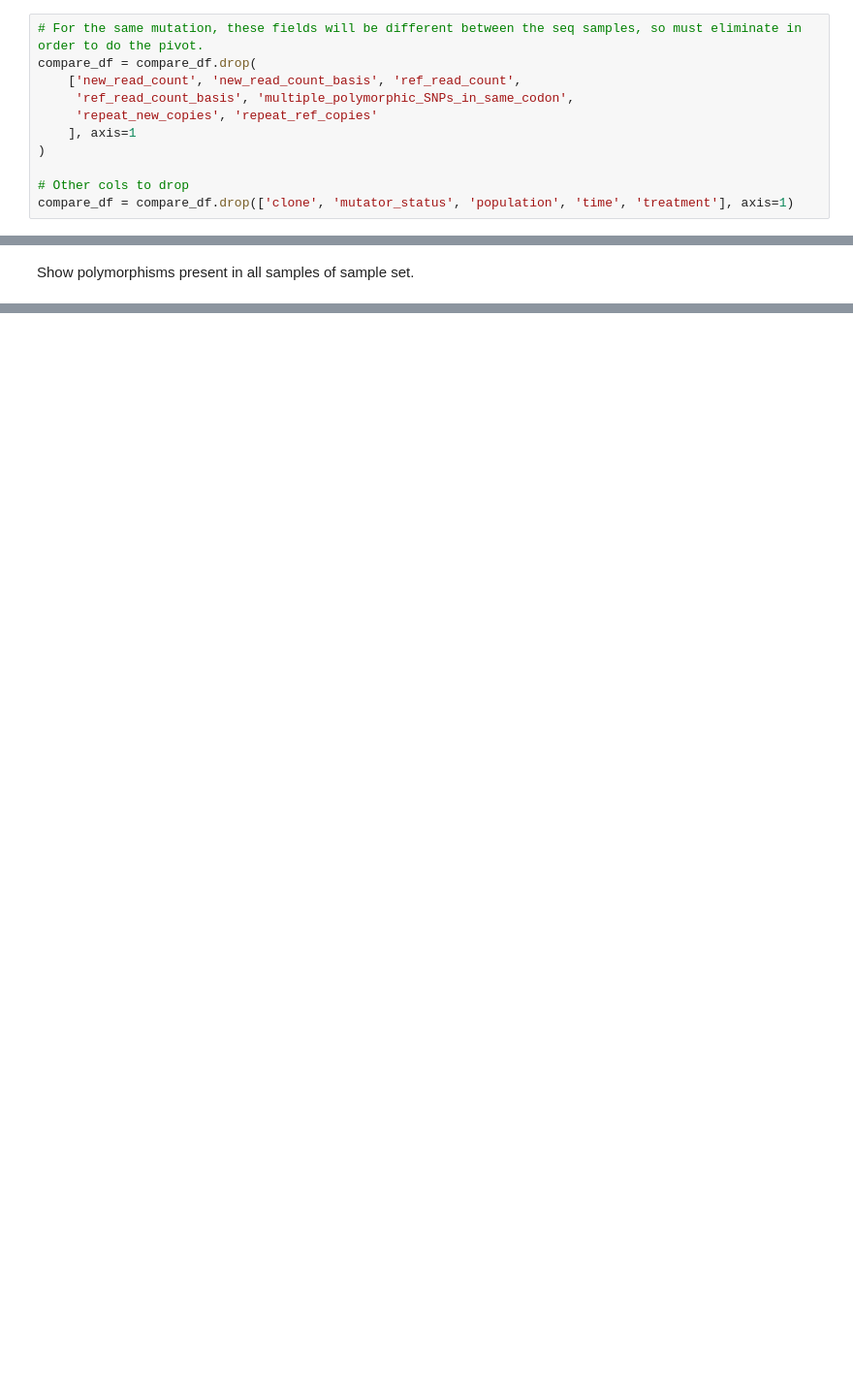
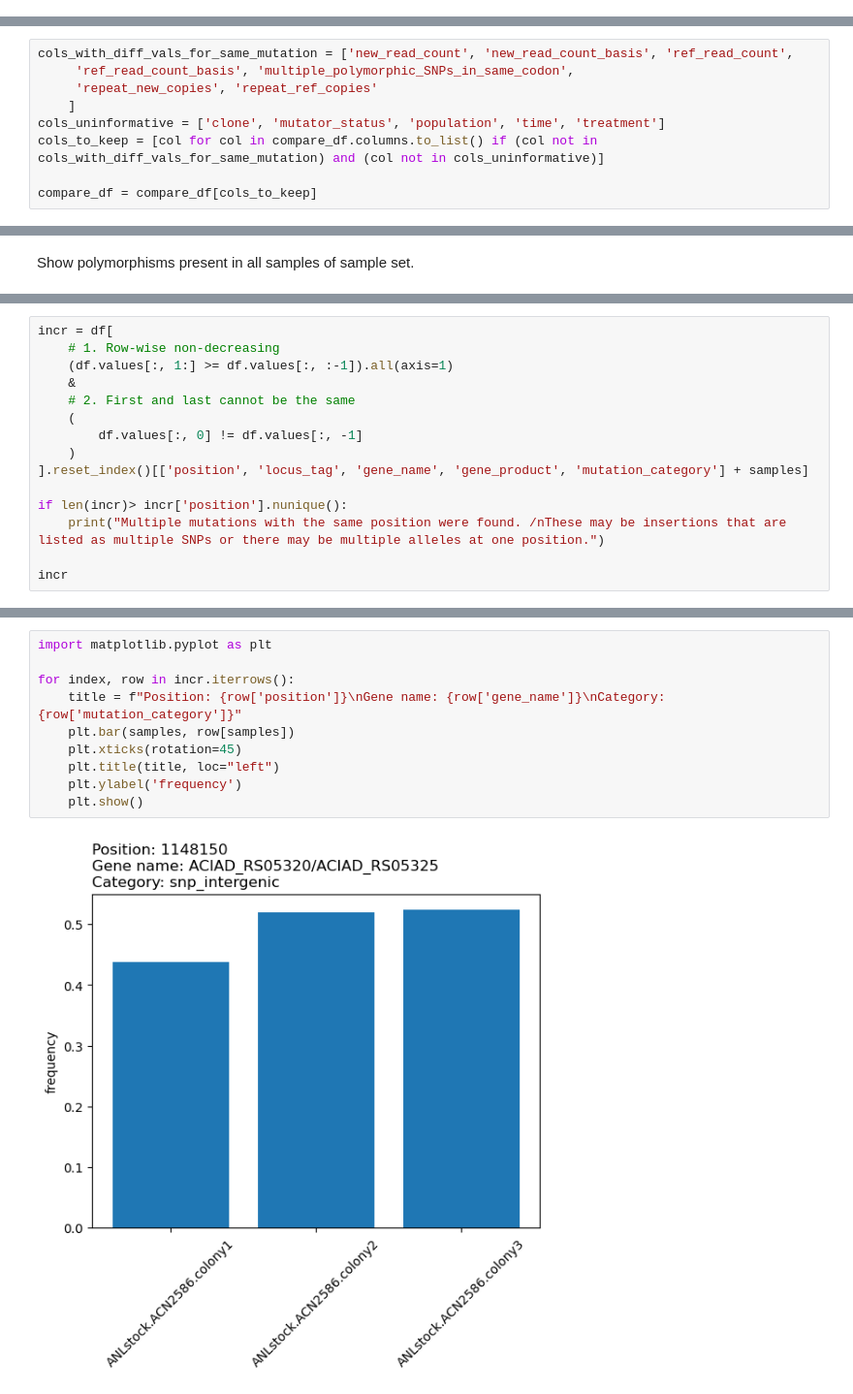
Before and after one commit to nspahr08/AISynbioPipeline, a Jupyter notebook: notebooks/P4CYGL_Processing.ipynb, the cells around one changed output, grey strips where cells are left out. Shown at 97% size. Cells and saved outputs as stored; diff of their text form; blank space fills up the shorter version.

```diff
--- a/notebooks/P4CYGL_Processing.ipynb
+++ b/notebooks/P4CYGL_Processing.ipynb
@@ -526,11 +687,0 @@ None of below has been run. Copied from create_breseq_manifest testing (untitled
-# %%
-# For the same mutation, these fields will be different between the seq samples, so must eliminate in order to do the pivot.
-compare_df = compare_df.drop(
-    ['new_read_count', 'new_read_count_basis', 'ref_read_count',
-     'ref_read_count_basis', 'multiple_polymorphic_SNPs_in_same_codon',
-     'repeat_new_copies', 'repeat_ref_copies'
-    ], axis=1
-)
-
-# Other cols to drop
-compare_df = compare_df.drop(['clone', 'mutator_status', 'population', 'time', 'treatment'], axis=1)
@@ -536,0 +693,9 @@ compare_df = compare_df.drop(['clone', 'mutator_status', 'population', 'time', '
+# %%
+cols_with_diff_vals_for_same_mutation = ['new_read_count', 'new_read_count_basis', 'ref_read_count',
+     'ref_read_count_basis', 'multiple_polymorphic_SNPs_in_same_codon',
+     'repeat_new_copies', 'repeat_ref_copies'
+    ]
+cols_uninformative = ['clone', 'mutator_status', 'population', 'time', 'treatment']
+cols_to_keep = [col for col in compare_df.columns.to_list() if (col not in cols_with_diff_vals_for_same_mutation) and (col not in cols_uninformative)]
+
+compare_df = compare_df[cols_to_keep]
@@ -590,0 +839,15 @@ df[
+# %%
+incr = df[
+    # 1. Row-wise non-decreasing
+    (df.values[:, 1:] >= df.values[:, :-1]).all(axis=1)
+    &
+    # 2. First and last cannot be the same
+    (
+        df.values[:, 0] != df.values[:, -1]
+    )
+].reset_index()[['position', 'locus_tag', 'gene_name', 'gene_product', 'mutation_category'] + samples]
+
+if len(incr)> incr['position'].nunique():
+    print("Multiple mutations with the same position were found. /nThese may be insertions that are listed as multiple SNPs or there may be multiple alleles at one position.")
+
+incr
@@ -590,0 +873,12 @@ df[
+# %%
+import matplotlib.pyplot as plt
+
+for index, row in incr.iterrows():
+    title = f"Position: {row['position']}\nGene name: {row['gene_name']}\nCategory: {row['mutation_category']}"
+    plt.bar(samples, row[samples])
+    plt.xticks(rotation=45)
+    plt.title(title, loc="left")
+    plt.ylabel('frequency')
+    plt.show()
+# %% [output]
+[figure, added]
```
Also changed, not shown: parts of 44 cells of this notebook, 5 other files.
